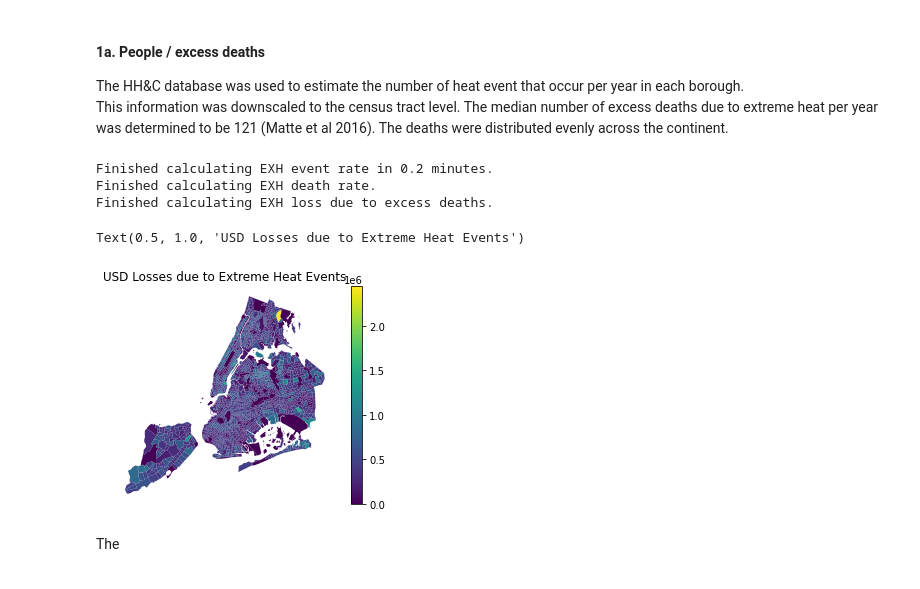
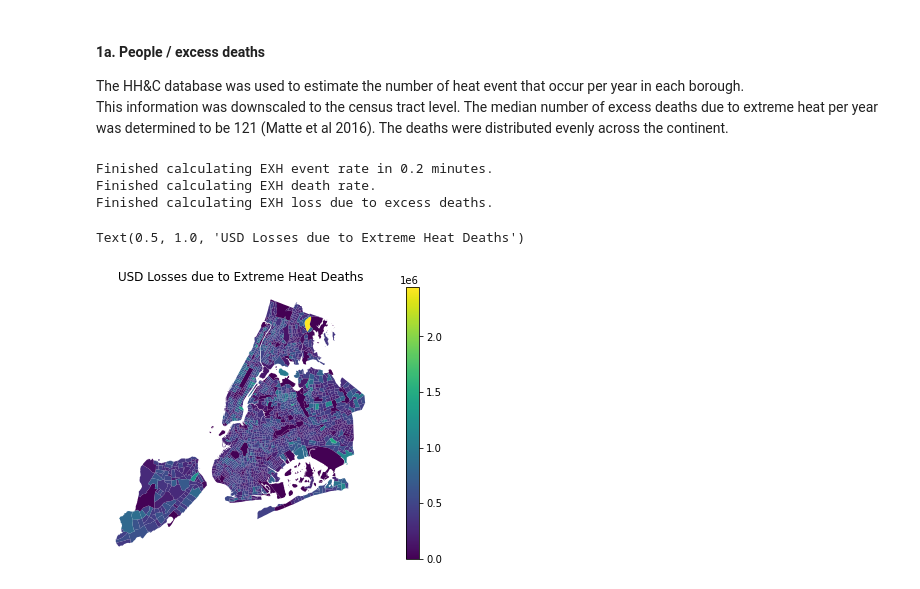
Before and after one commit to NYCEM-GIS/urban-risk-index, a Jupyter notebook: NOTEBOOKS/CALC_EXTREME_HEAT_1.ipynb, the cells around one changed output. Drawn from its saved outputs; the diff is of its cells as text; code cells hidden in the pictures.

```diff
--- a/NOTEBOOKS/CALC_EXTREME_HEAT_1.ipynb
+++ b/NOTEBOOKS/CALC_EXTREME_HEAT_1.ipynb
@@ -16,33 +15,34 @@ The deaths were distributed evenly across the continent.
 # %%
 from MISC import params_1 as params
 from MISC import utils_1 as utils
 import matplotlib.pyplot as plt
 import os
 utils.set_home()
+hazard_name = "EXH"
 
 #calculate heat events per year
 script_name = '.\\4_CODE\DATA_PROCESSING\EXH_ESL_frequency_1.py'
 exec(open(script_name).read())
 
 #calculate heat deaths per event
 script_name = '.\\4_CODE\DATA_PROCESSING\EXH_ESL_death_rate_1.py'
 exec(open(script_name).read())
 
 #calculate losses per year
 script_name = '.\\4_CODE\DATA_PROCESSING\EXH_ESL_death_loss_1.py'
 exec(open(script_name).read())
 
 #plot results
-path_events_per_year =   params.PATHNAMES.at['EXH_ESL_deaths_per_year_tract', 'Value']
-gdf_events_per_year = gpd.read_file(path_events_per_year)
-gdf_events_per_year.plot(column = 'deaths_los', legend=True )
+path_ESL_deaths =   params.PATHNAMES.at['EXH_ESL_deaths_per_year_tract', 'Value']
+gdf_ESL_deaths = gpd.read_file(path_ESL_deaths)
+fig = plt.figure(figsize=(10, 5))
+ax = fig.add_subplot(111)
+gdf_ESL_deaths.plot(ax=ax, column = 'Loss_USD', legend=True )
 plt.axis('off')
 plt.title('USD Losses due to Extreme Heat Deaths')
 # %% [output]
 Finished calculating EXH event rate in 0.2 minutes.
 Finished calculating EXH death rate.
 Finished calculating EXH loss due to excess deaths.
-Text(0.5, 1.0, 'USD Losses due to Extreme Heat Events')
+Text(0.5, 1.0, 'USD Losses due to Extreme Heat Deaths')
-[figure, old version]
+[figure, new version]
-# %% [markdown]
-  The
```
Also changed, not shown: parts of 5 cells of this notebook, 7 other files.
